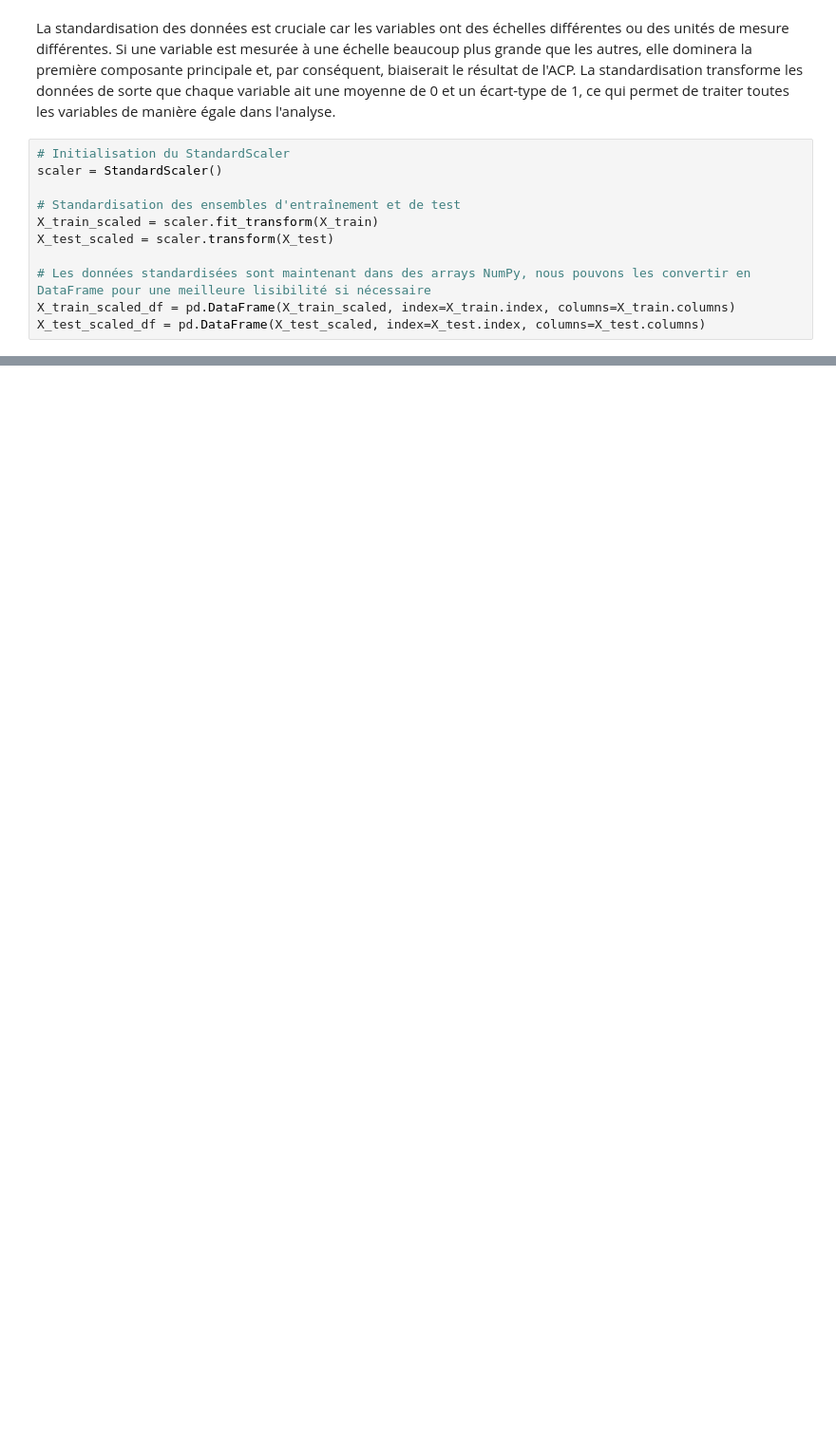
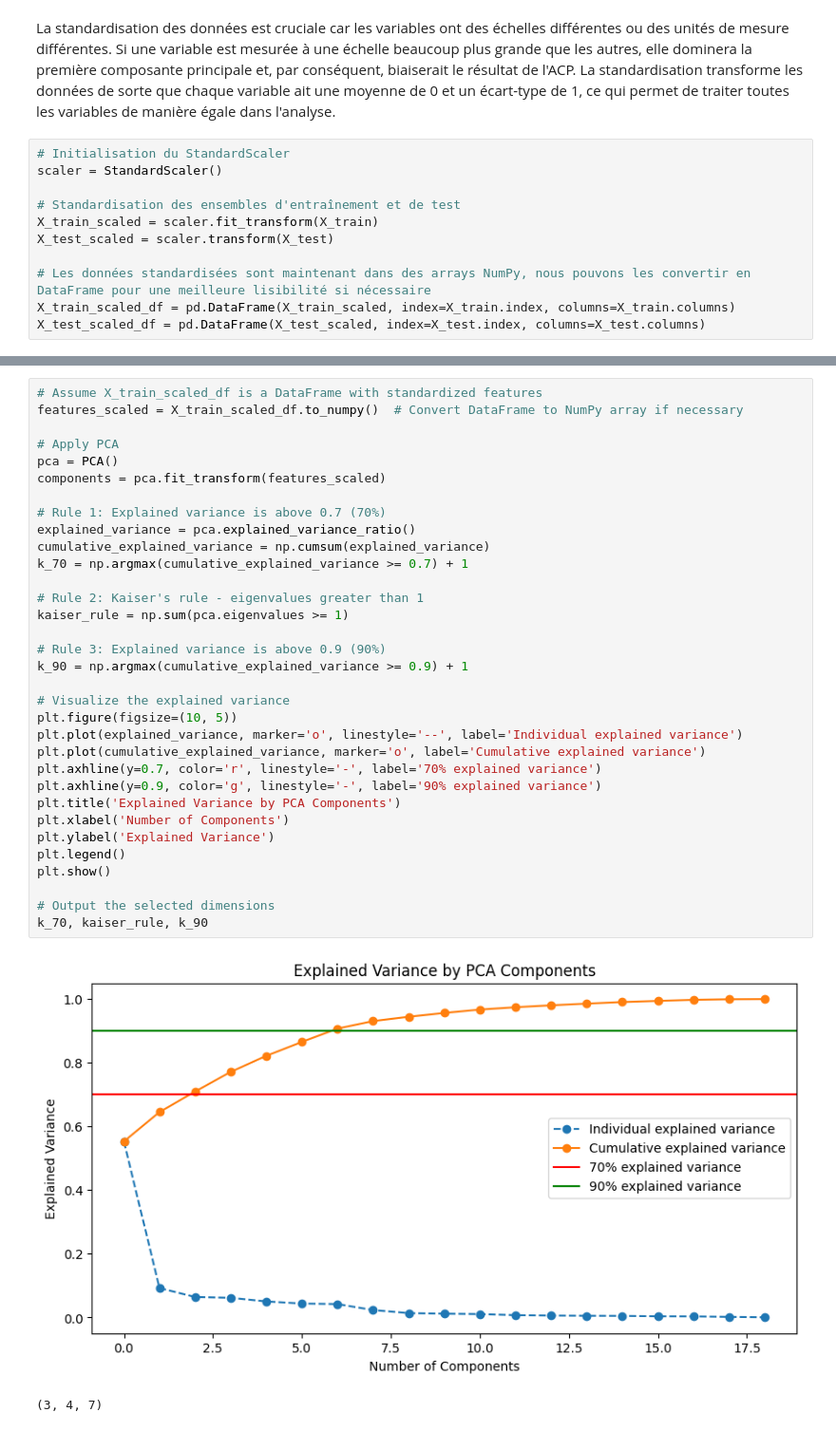
Before and after one commit to malayaan/Income_inequality, a Jupyter notebook: first.ipynb, the cells around one changed output, grey strips where cells are left out. Shown: that part at 95% size. Cells and saved outputs as stored; diff of their text form; blank space fills up the shorter version.

```diff
--- a/first.ipynb
+++ b/first.ipynb
@@ -502,0 +382,36 @@ IndexError: index 1 is out of bounds for axis 1 with size 1
+# %%
+# Assume X_train_scaled_df is a DataFrame with standardized features
+features_scaled = X_train_scaled_df.to_numpy()  # Convert DataFrame to NumPy array if necessary
+
+# Apply PCA
+pca = PCA()
+components = pca.fit_transform(features_scaled)
+
+# Rule 1: Explained variance is above 0.7 (70%)
+explained_variance = pca.explained_variance_ratio()
+cumulative_explained_variance = np.cumsum(explained_variance)
+k_70 = np.argmax(cumulative_explained_variance >= 0.7) + 1
+
+# Rule 2: Kaiser's rule - eigenvalues greater than 1
+kaiser_rule = np.sum(pca.eigenvalues >= 1)
+
+# Rule 3: Explained variance is above 0.9 (90%)
+k_90 = np.argmax(cumulative_explained_variance >= 0.9) + 1
+
+# Visualize the explained variance
+plt.figure(figsize=(10, 5))
+plt.plot(explained_variance, marker='o', linestyle='--', label='Individual explained variance')
+plt.plot(cumulative_explained_variance, marker='o', label='Cumulative explained variance')
+plt.axhline(y=0.7, color='r', linestyle='-', label='70% explained variance')
+plt.axhline(y=0.9, color='g', linestyle='-', label='90% explained variance')
+plt.title('Explained Variance by PCA Components')
+plt.xlabel('Number of Components')
+plt.ylabel('Explained Variance')
+plt.legend()
+plt.show()
+
+# Output the selected dimensions
+k_70, kaiser_rule, k_90
+# %% [output]
+[figure, added]
+(3, 4, 7)
```
Also changed, not shown: parts of 8 cells of this notebook, 1 other file.
